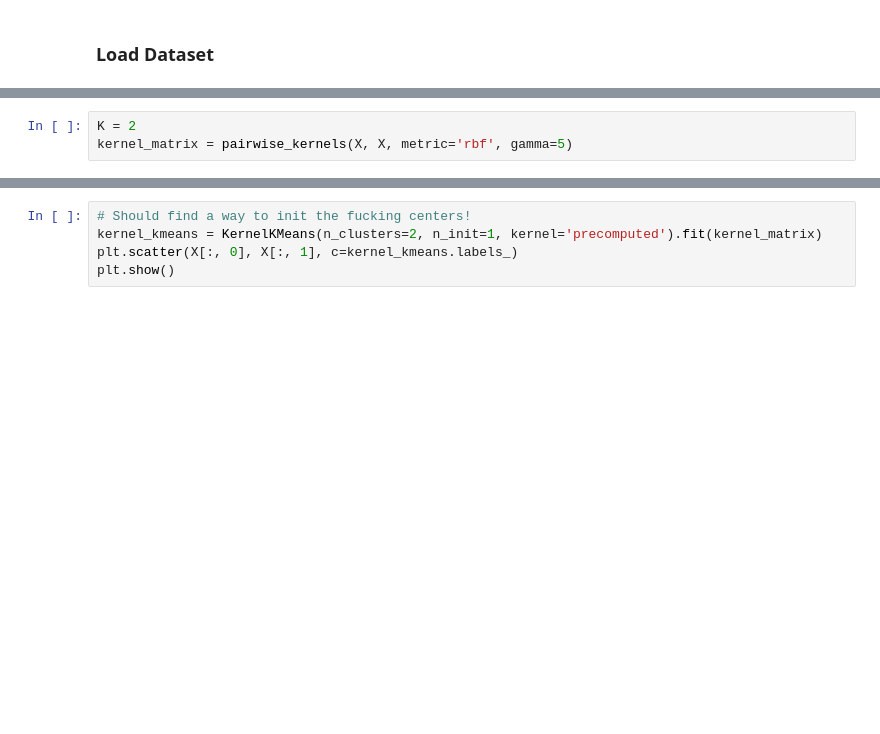
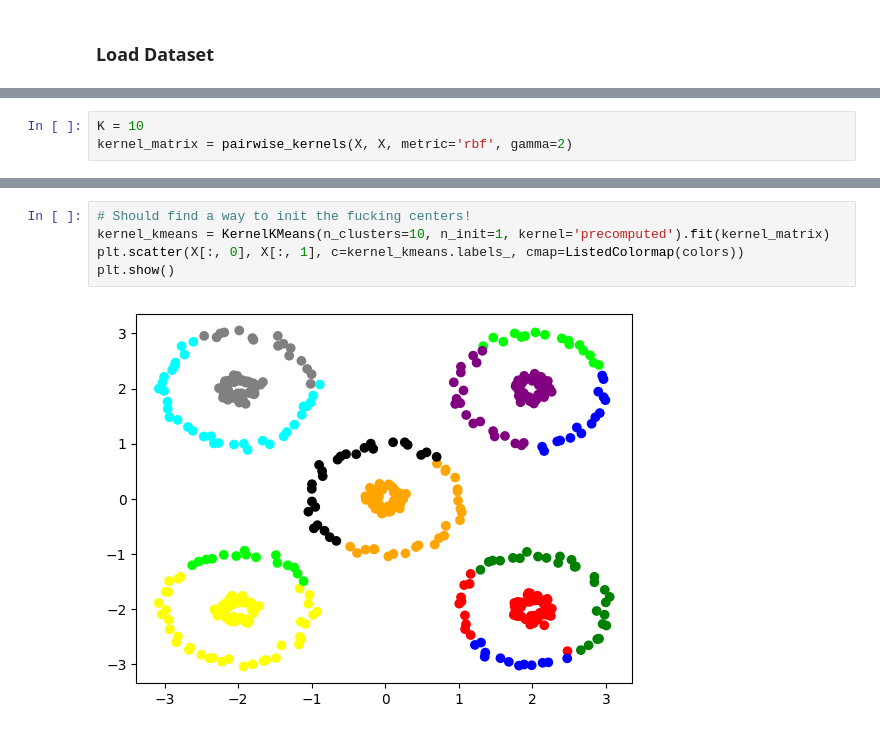
Before and after one commit to gvardakas/global-kernel-k-means-pp, a Jupyter notebook: Kernel k-means.ipynb, the cells around one changed output, grey strips where cells are left out. Cells and saved outputs as stored; diff of their text form; blank space fills up the shorter version.

```diff
--- a/Kernel k-means.ipynb
+++ b/Kernel k-means.ipynb
@@ -43,4 +101,4 @@ plt.scatter(X[:, 0], X[:, 1], c=y)
 # %%
-K = 2
-kernel_matrix = pairwise_kernels(X, X, metric='rbf', gamma=5)
+K = 10
+kernel_matrix = pairwise_kernels(X, X, metric='rbf', gamma=2)
 # %%
@@ -49,7 +110,9 @@ plt.scatter(X[:, 0], X[:, 1], c=kmeans.labels_)
 # %%
 # Should find a way to init the fucking centers!
-kernel_kmeans = KernelKMeans(n_clusters=2, n_init=1, kernel='precomputed').fit(kernel_matrix)
-plt.scatter(X[:, 0], X[:, 1], c=kernel_kmeans.labels_)
+kernel_kmeans = KernelKMeans(n_clusters=10, n_init=1, kernel='precomputed').fit(kernel_matrix)
+plt.scatter(X[:, 0], X[:, 1], c=kernel_kmeans.labels_, cmap=ListedColormap(colors))
 plt.show()
+# %% [output]
+[figure, added]
 # %%
 kernelKMeansPP =  KernelKMeansPP()
```
Also changed, not shown: parts of 6 cells of this notebook, 1 other file.
